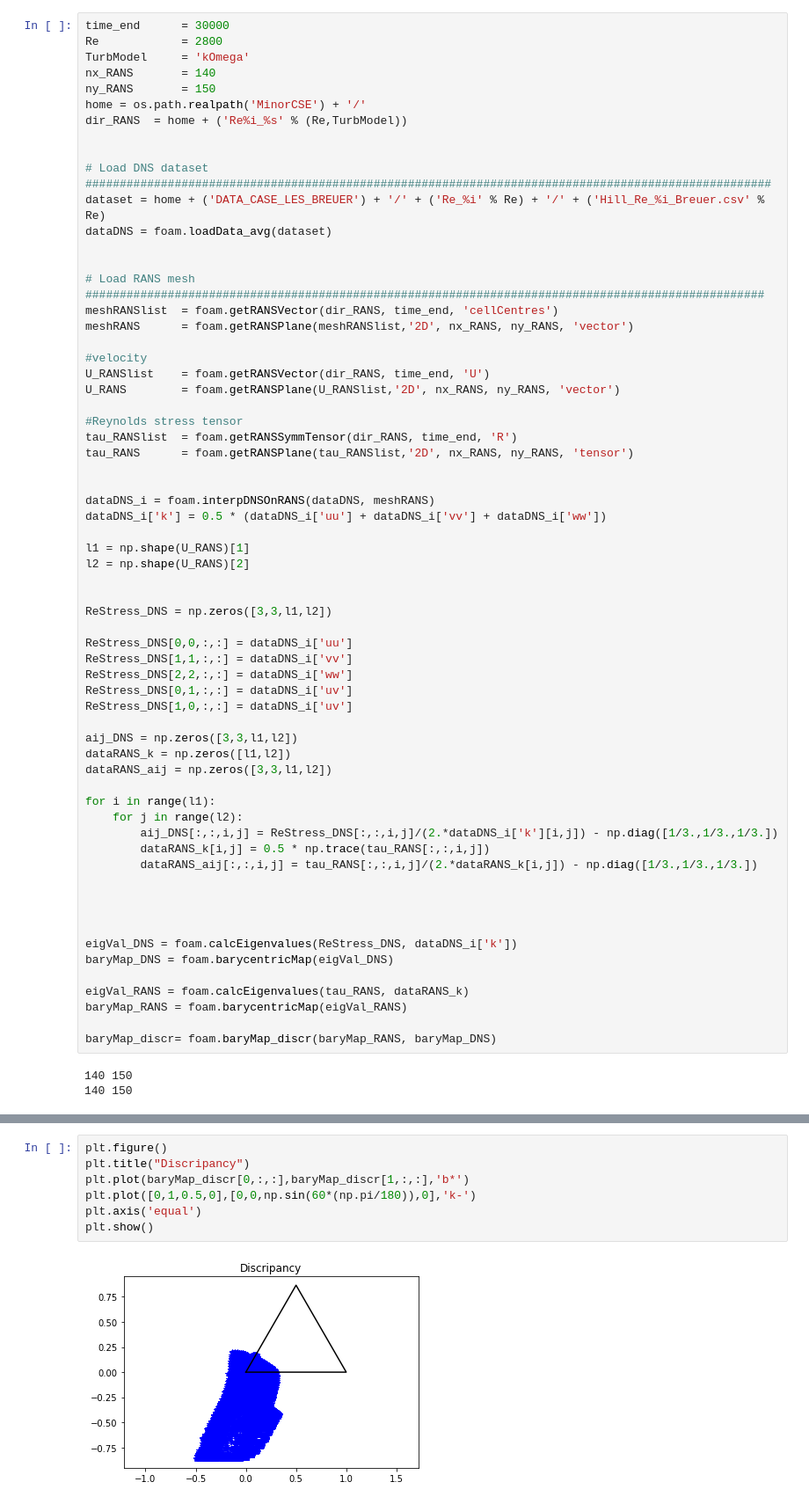
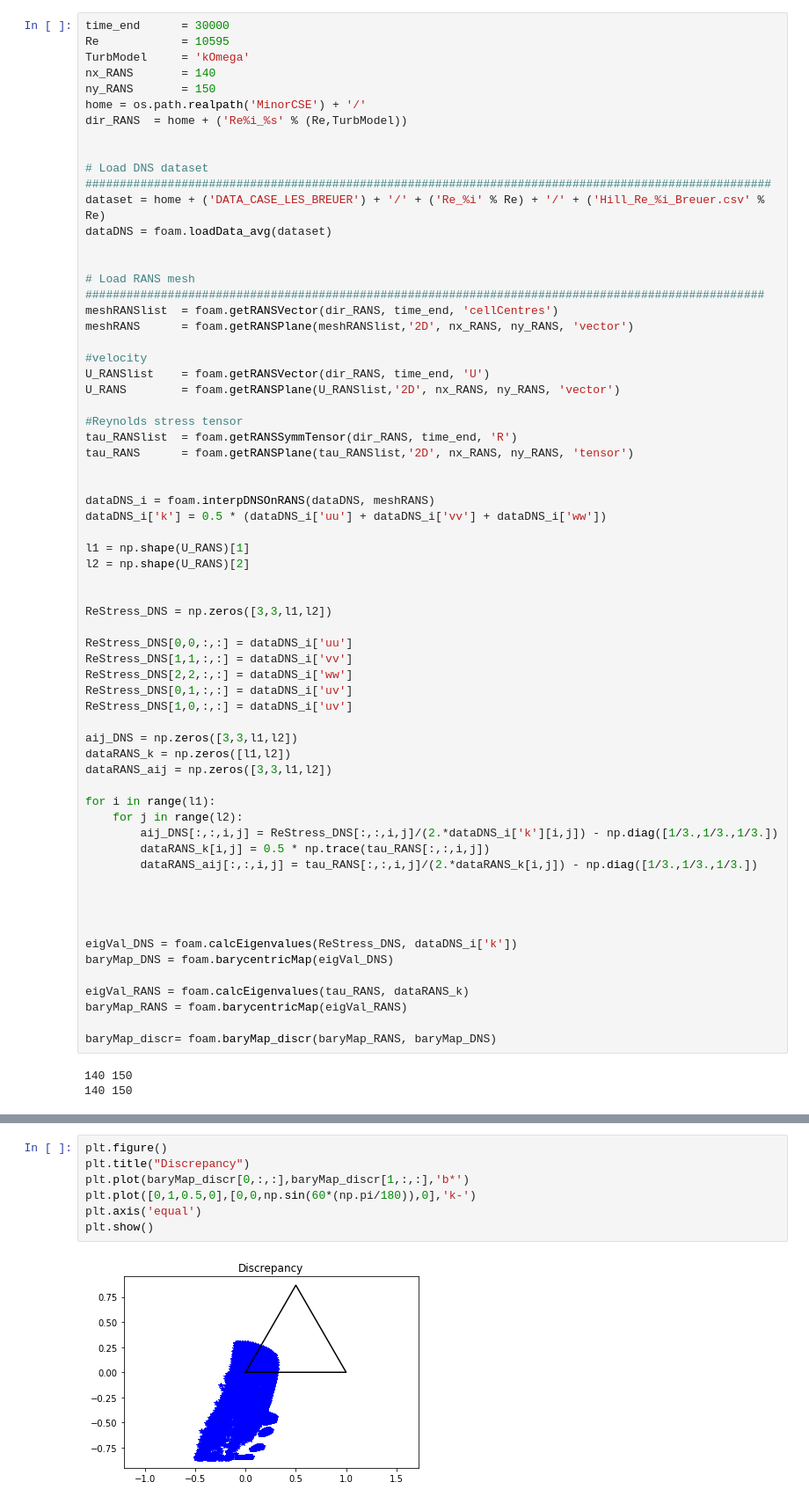
Before and after one commit to JensLangerak/minor-project-turbulence, a Jupyter notebook: RandomForrest Notebook.ipynb, the cells around one changed output, grey strips where cells are left out. Shown: that part at 88% size. Saved outputs shown, nothing was run; the diff lists cells and outputs as text.

```diff
--- a/RandomForrest Notebook.ipynb
+++ b/RandomForrest Notebook.ipynb
@@ -265,6 +277,6 @@ test_discr = np.reshape(test_discr.swapaxes(1,0), (2, 140, 150))
 # %%
 time_end      = 30000
-Re            = 2800
+Re            = 10595
 TurbModel     = 'kOmega'
 nx_RANS       = 140
 ny_RANS       = 150
@@ -351,11 +363,11 @@ plt.show()
 # %%
 plt.figure()
-plt.title("Discripancy")
+plt.title("Discrepancy")
 plt.plot(baryMap_discr[0,:,:],baryMap_discr[1,:,:],'b*')
 plt.plot([0,1,0.5,0],[0,0,np.sin(60*(np.pi/180)),0],'k-')
 plt.axis('equal')
 plt.show()
 # %% [output]
-[figure, old version]
+[figure, new version]
 # %%
 plt.figure()
```
Also changed, not shown: parts of 11 cells of this notebook, 1 other file.
